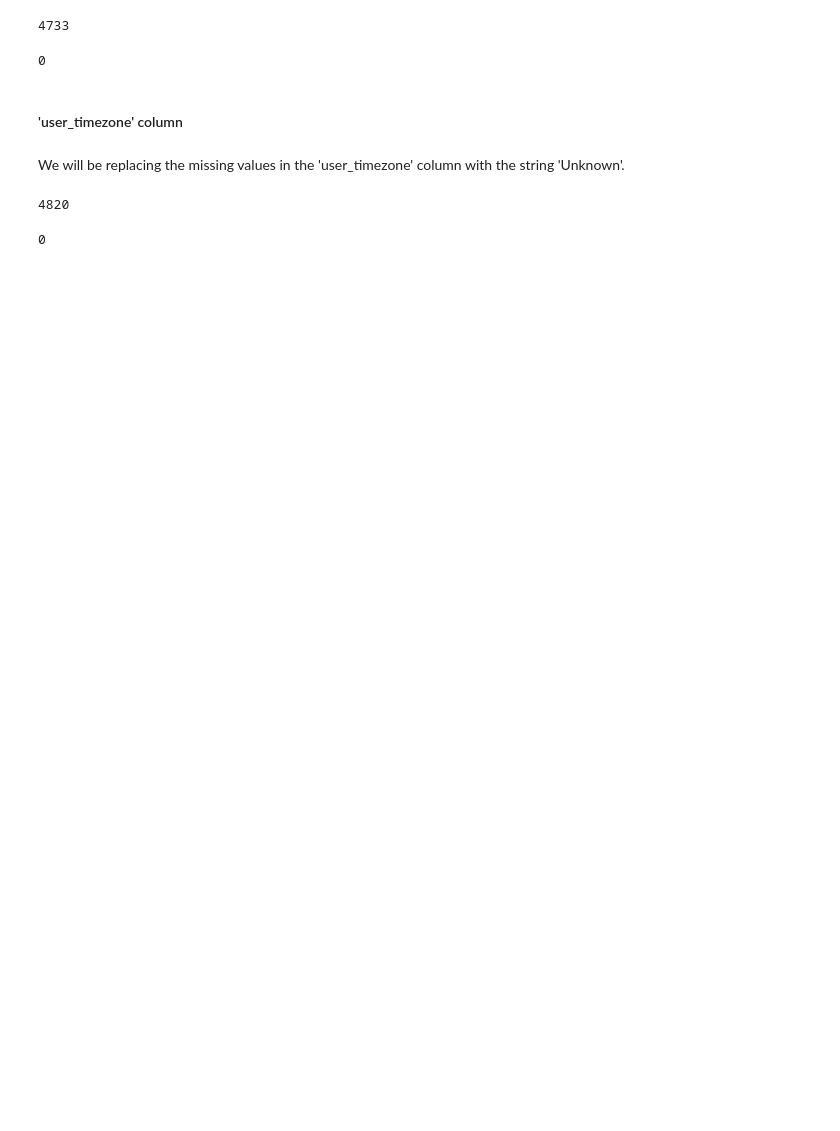
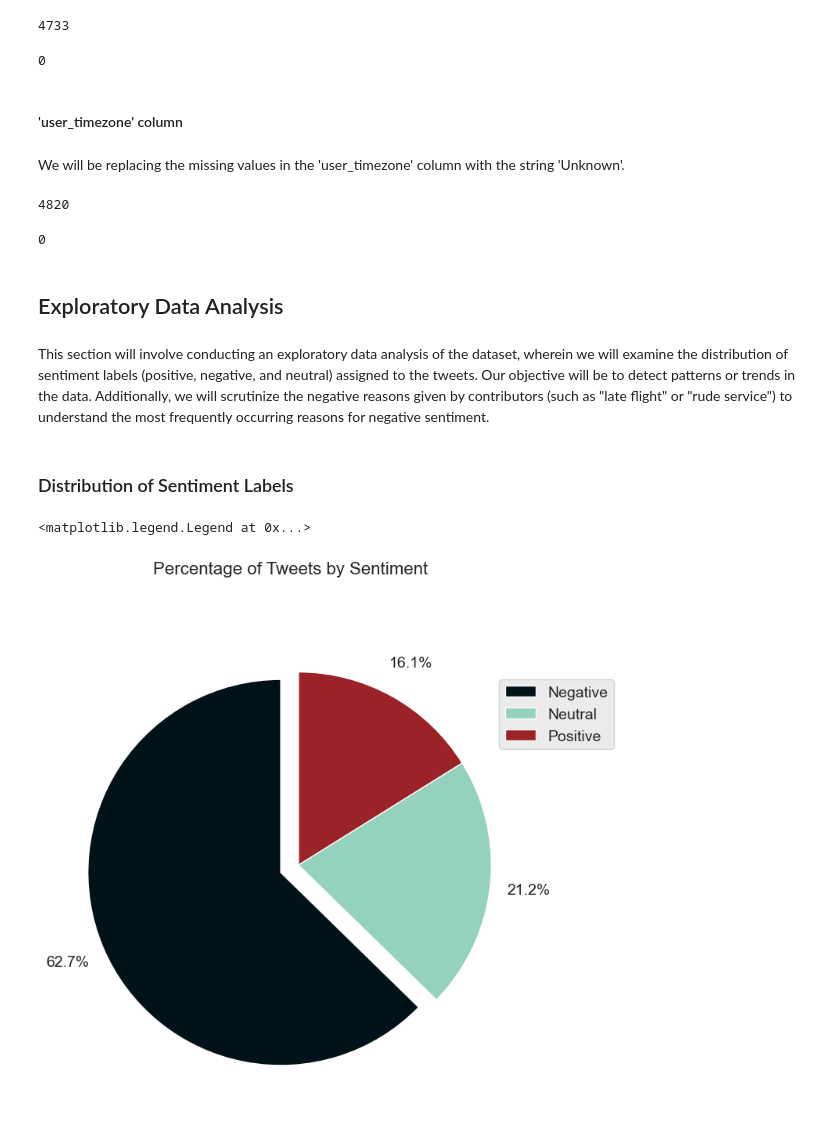
Before and after one commit to scuellaralmagro/airline-sentiment-analysis, a Jupyter notebook: tweets_EDA.ipynb, the cells around one changed output. Cells and saved outputs as stored; diff of their text form; code cells hidden in the pictures; blank space fills up the shorter version.

Commit message:
Update EDA section

```diff
--- a/tweets_EDA.ipynb
+++ b/tweets_EDA.ipynb
@@ -45,3 +45,4 @@ sns.set_style('darkgrid',{
     'grid.linestyle': '--',
     'grid.linewidth': 0.5,
     })
+sns.set_palette(['#2b2d42', '#8d99ae', 'edf2f4', '#ef233c', '#d90429'])
@@ -415,3 +418,32 @@ data['user_timezone'].fillna('Unknown', inplace=True)
 data['user_timezone'].isnull().sum()
 # %% [output]
 0
+# %% [markdown]
+## Exploratory Data Analysis
+# %% [markdown]
+This section will involve conducting an exploratory data analysis of the dataset, wherein we will examine the distribution of sentiment labels (positive, negative, and neutral) assigned to the tweets. Our objective will be to detect patterns or trends in the data. Additionally, we will scrutinize the negative reasons given by contributors (such as "late flight" or "rude service") to understand the most frequently occurring reasons for negative sentiment.
+# %% [markdown]
+### Distribution of Sentiment Labels
+# %%
+# Plot the distribution of the airline_sentiment column in a pie chart.
+fig = plt.figure(figsize=(8,8))
+fig.suptitle('Percentage of Tweets by Sentiment', fontsize=16)
+
+fig1 = data.groupby('airline_sentiment').size().plot(kind='pie',
+                                                     autopct='%1.1f%%',
+                                                     fontsize=14,
+                                                     startangle=90,
+                                                     explode=(0.1,0,0),
+                                                     colors=['#001219','#94d2bd','#9b2226'],
+                                                     labeldistance=1.1,
+                                                     pctdistance=1.2,
+                                                     labels=None)
+
+# Add a legend.
+fig1.legend(labels=['Negative', 'Neutral', 'Positive'],
+            loc='upper left',
+            bbox_to_anchor=(0.9, 0.9),
+            fontsize=14)
+# %% [output]
+<matplotlib.legend.Legend at 0x...>
+[figure, added]
```
Also changed, not shown: parts of 7 cells of this notebook.
